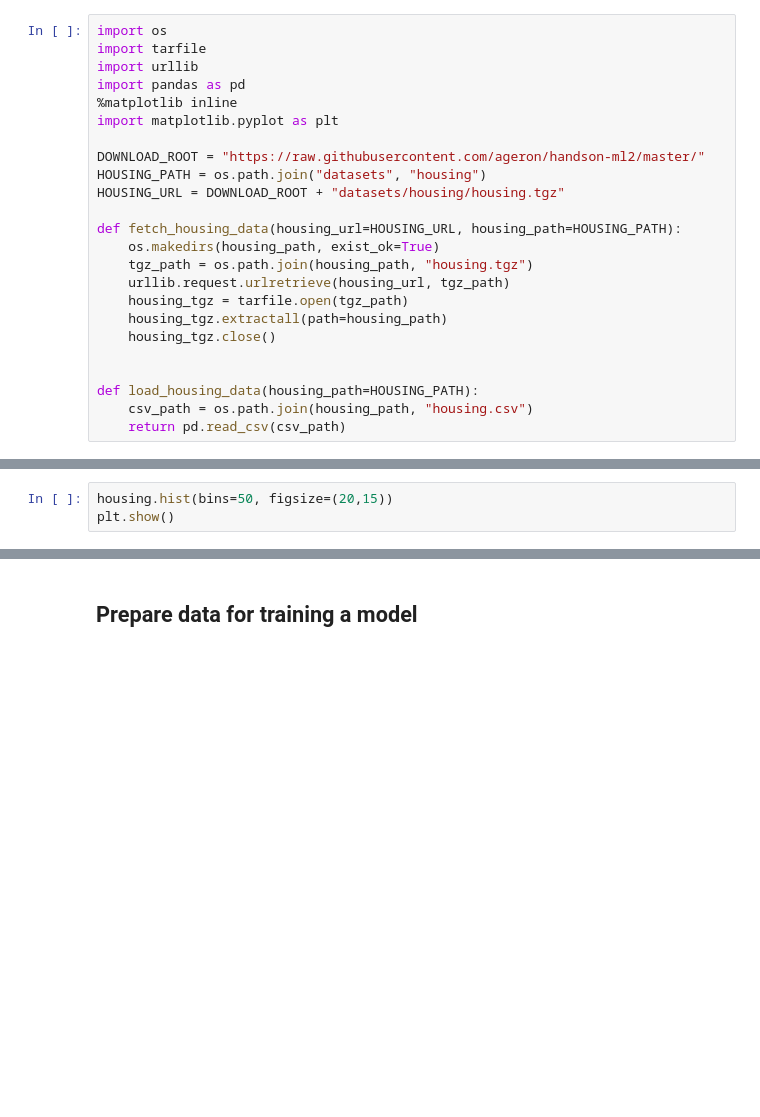
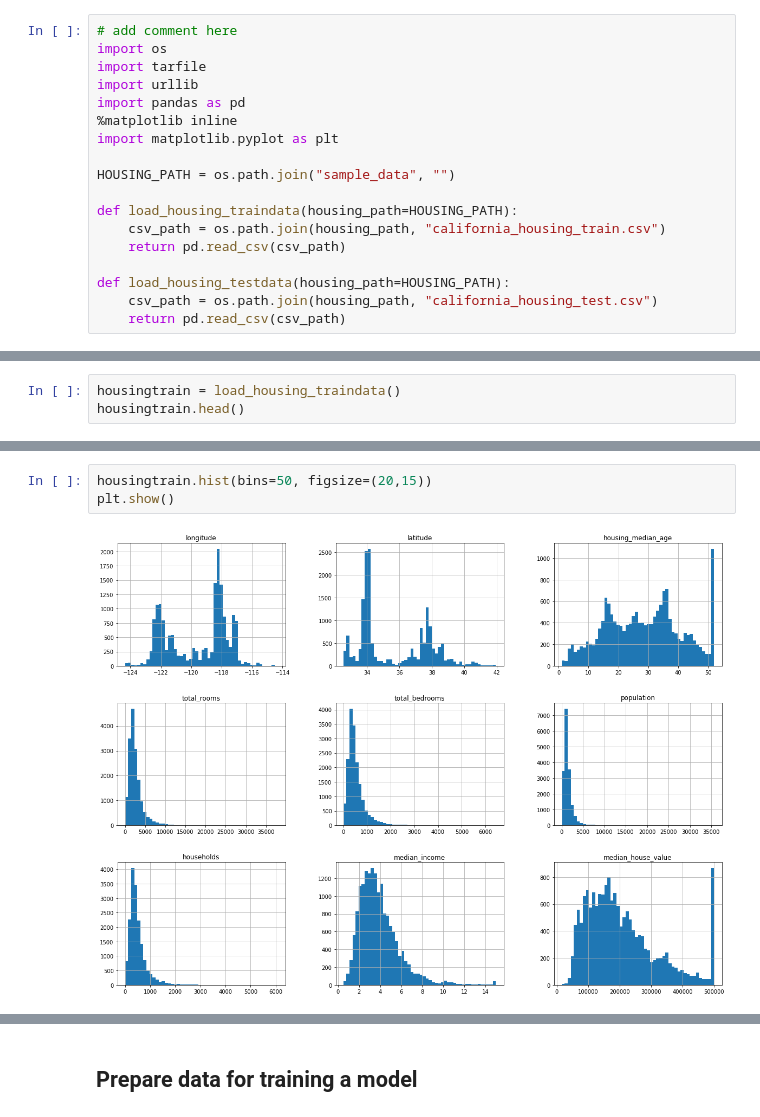
Before and after one commit to phonamnuaisuk/phonamnuaisuk.github.io, a Jupyter notebook: MAD2021/ColabW1_Pandas.ipynb, the cells around one changed output, grey strips where cells are left out. Drawn from its saved outputs; the diff is of its cells as text; blank space fills up the shorter version.

```diff
--- a/MAD2021/ColabW1_Pandas.ipynb
+++ b/MAD2021/ColabW1_Pandas.ipynb
@@ -3,4 +3,5 @@
 # %%
+# add comment here
 import os
 import tarfile
 import urllib
@@ -8,19 +9,12 @@ import pandas as pd
 %matplotlib inline
 import matplotlib.pyplot as plt
 
-DOWNLOAD_ROOT = "https://raw.githubusercontent.com/ageron/handson-ml2/master/"
-HOUSING_PATH = os.path.join("datasets", "housing")
-HOUSING_URL = DOWNLOAD_ROOT + "datasets/housing/housing.tgz"
+HOUSING_PATH = os.path.join("sample_data", "")
 
-def fetch_housing_data(housing_url=HOUSING_URL, housing_path=HOUSING_PATH):
-    os.makedirs(housing_path, exist_ok=True)
-    tgz_path = os.path.join(housing_path, "housing.tgz")
-    urllib.request.urlretrieve(housing_url, tgz_path)
-    housing_tgz = tarfile.open(tgz_path)
-    housing_tgz.extractall(path=housing_path)
-    housing_tgz.close()
+def load_housing_traindata(housing_path=HOUSING_PATH):
+    csv_path = os.path.join(housing_path, "california_housing_train.csv")
+    return pd.read_csv(csv_path)
 
-
-def load_housing_data(housing_path=HOUSING_PATH):
-    csv_path = os.path.join(housing_path, "housing.csv")
+def load_housing_testdata(housing_path=HOUSING_PATH):
+    csv_path = os.path.join(housing_path, "california_housing_test.csv")
     return pd.read_csv(csv_path)
@@ -29,0 +27,3 @@ housing.head()
+# %%
+housingtrain = load_housing_traindata()
+housingtrain.head()
@@ -34,3 +90,5 @@ housing.describe()
 # %%
-housing.hist(bins=50, figsize=(20,15))
+housingtrain.hist(bins=50, figsize=(20,15))
 plt.show()
+# %% [output]
+[figure, added]
```
Also changed, not shown: parts of 13 cells of this notebook.
